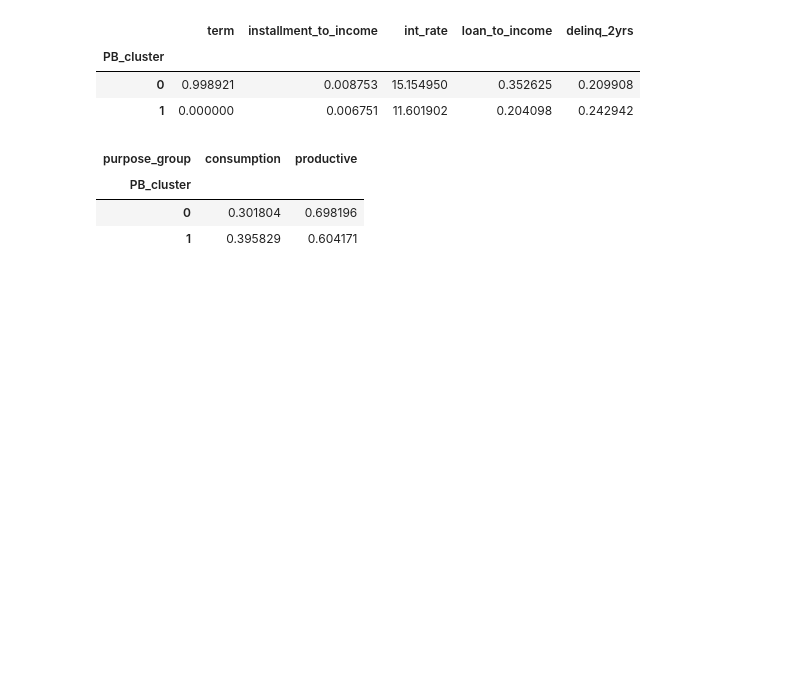
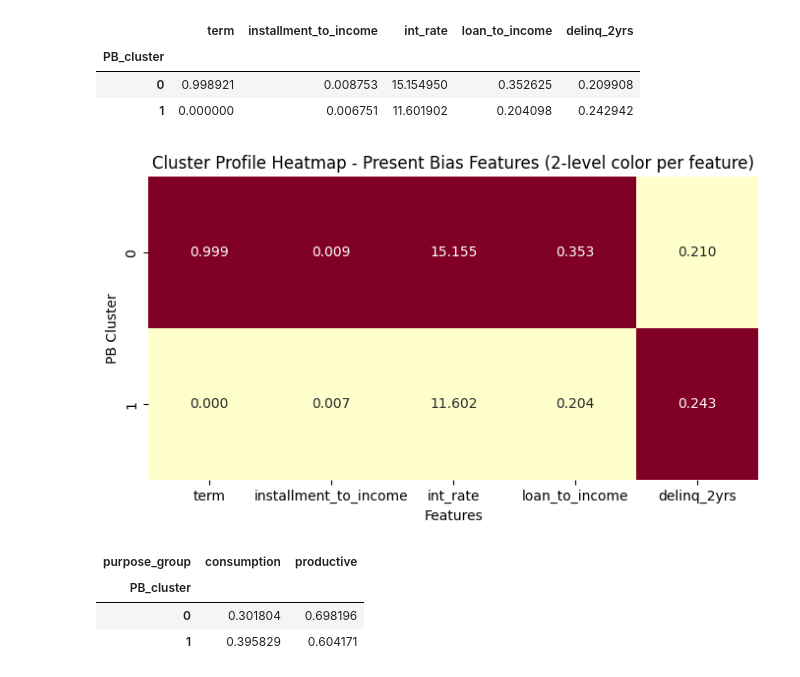
Before and after one commit to martharegina/machinelearning, a Jupyter notebook: lendingclub_oc_pb.ipynb, the cells around one changed output. Cells and saved outputs as stored; diff of their text form; code cells hidden in the pictures; blank space fills up the shorter version.

```diff
--- a/lendingclub_oc_pb.ipynb
+++ b/lendingclub_oc_pb.ipynb
@@ -262,6 +332,21 @@ cluster_profile
 | PB_cluster |  |  |  |  |  |
 | 0 | 0.998921 | 0.008753 | 15.154950 | 0.352625 | 0.209908 |
 | 1 | 0.000000 | 0.006751 | 11.601902 | 0.204098 | 0.242942 |
+# %%
+def color_rank_pb(x):
+    ranks = x.rank(method='min')  # peringkat cluster per kolom
+    return (ranks - 1) / (len(ranks) - 1)  # 0 dan 1 untuk 2 cluster
+
+cluster_profile_pb_norm = cluster_profile_pb.apply(color_rank_pb, axis=0)
+
+plt.figure(figsize=(8,4))
+sns.heatmap(cluster_profile_pb_norm, annot=cluster_profile_pb, fmt=".3f", cmap='YlOrRd', cbar=False)
+plt.title("Cluster Profile Heatmap - Present Bias Features (2-level color per feature)")
+plt.xlabel("Features")
+plt.ylabel("PB Cluster")
+plt.show()
+# %% [output]
+[figure, added]
 # %%
 data_pb['present_biased'] = (data_pb['PB_cluster'] == 0).astype(int)
 # %%
```
Also changed, not shown: parts of 14 cells of this notebook.
